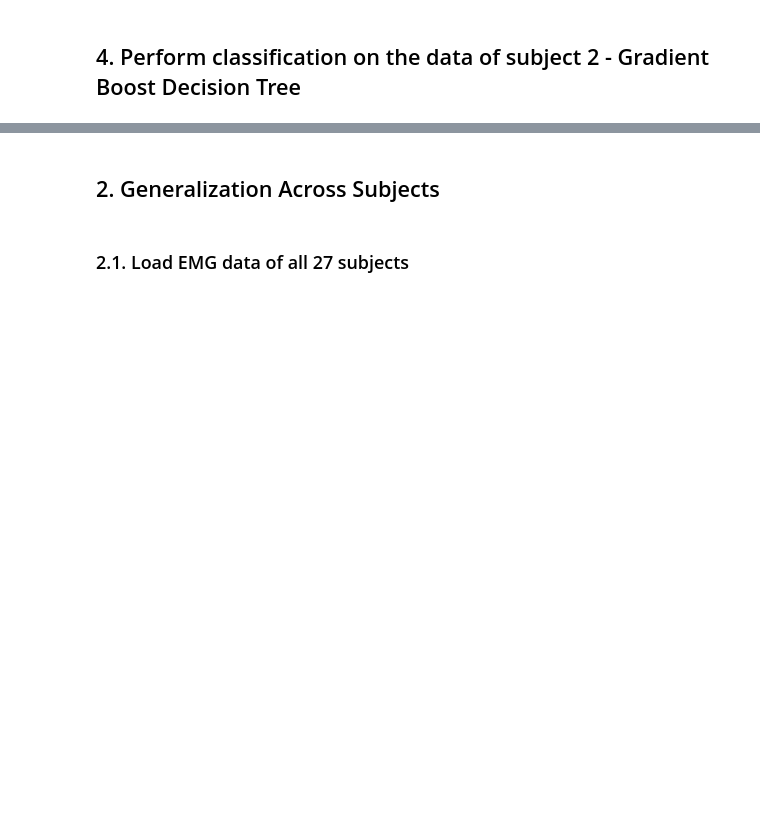
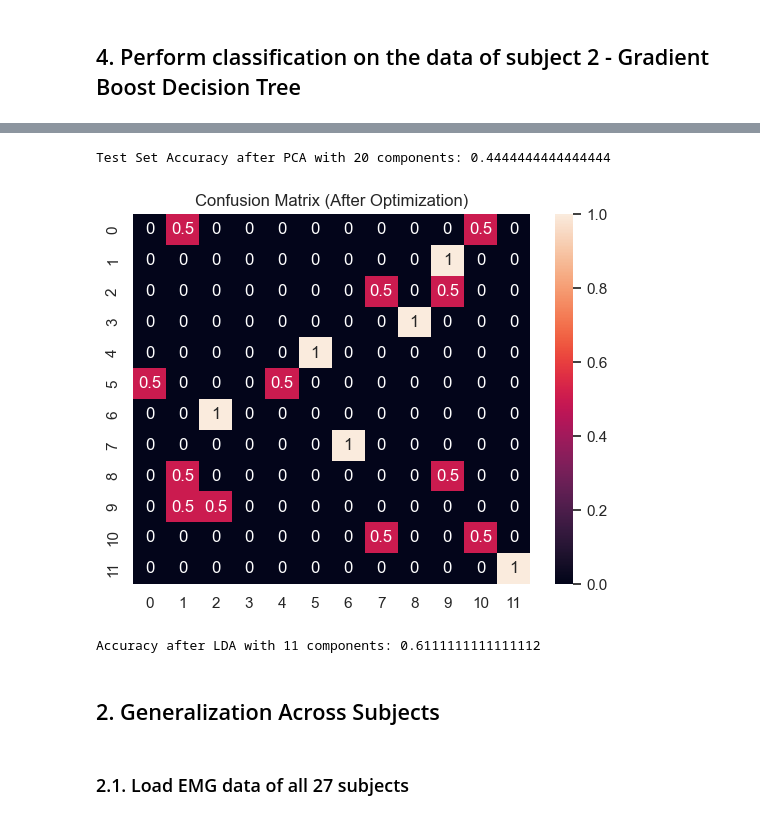
Before and after one commit to YuanshengZhou309/NSSP_Project2, a Jupyter notebook: Miniproject2-Part1-2.ipynb, the cells around one changed output, grey strips where cells are left out. Saved outputs shown, nothing was run; the diff lists cells and outputs as text; code cells hidden in the pictures; blank space fills up the shorter version.

```diff
--- a/Miniproject2-Part1-2.ipynb
+++ b/Miniproject2-Part1-2.ipynb
@@ -427,3 +616,50 @@ plt.show()
+# %%
+# Evaluate the test set with the best number of PCA components
+n_components =20  # best number of PCA components
+
+# Use PCA to reduce the number of features
+X_train_pca = pca.fit_transform(X_train_z)
+
+# test set
+X_test_pca = pca.transform(X_test_z)
+
+# retrain the model
+clf_pca = GradientBoostingClassifier(n_estimators=100, max_depth=4, random_state=42)
+clf_pca.fit(X_train_pca, y_train)
+
+# predict the test set
+y_pred_test_pca = clf_pca.predict(X_test_pca)
+
+# evaluate the performance
+accuracy_test_pca = accuracy_score(y_test, y_pred_test_pca)
+print(f"Test Set Accuracy after PCA with {n_components} components: {accuracy_test_pca}")
+
+confmat = confusion_matrix(y_val, y_pred_test_pca, normalize="true")
+sns.heatmap(confmat, annot=True)
+plt.title("Confusion Matrix (After Optimization)")
+plt.show()
+# %% [output]
+Test Set Accuracy after PCA with 20 components: 0.4444444444444444
+[figure, added]
+# %%
+from sklearn.discriminant_analysis import LinearDiscriminantAnalysis as LDA
+
+# Use LDA to reduce the number of features
+n_components = min(len(np.unique(y_train)) - 1, X_train_z.shape[1])  # LDAs can only reduce to n_classes - 1
+lda = LDA(n_components=n_components)
+X_train_lda = lda.fit_transform(X_train_z, y_train)
+X_val_lda = lda.transform(X_val_z)
+
+# retrain the model
+clf_lda = GradientBoostingClassifier(n_estimators=300, max_depth=3, random_state=42)
+clf_lda.fit(X_train_lda, y_train)
+y_pred_lda = clf_lda.predict(X_val_lda)
+
+
+accuracy_lda = accuracy_score(y_val, y_pred_lda)
+print(f"Accuracy after LDA with {n_components} components: {accuracy_lda}")
+# %% [output]
+Accuracy after LDA with 11 components: 0.6111111111111112
 # %% [markdown]
 ## 2. Generalization Across Subjects
 # %% [markdown]
```
Also changed, not shown: parts of 24 cells of this notebook.
